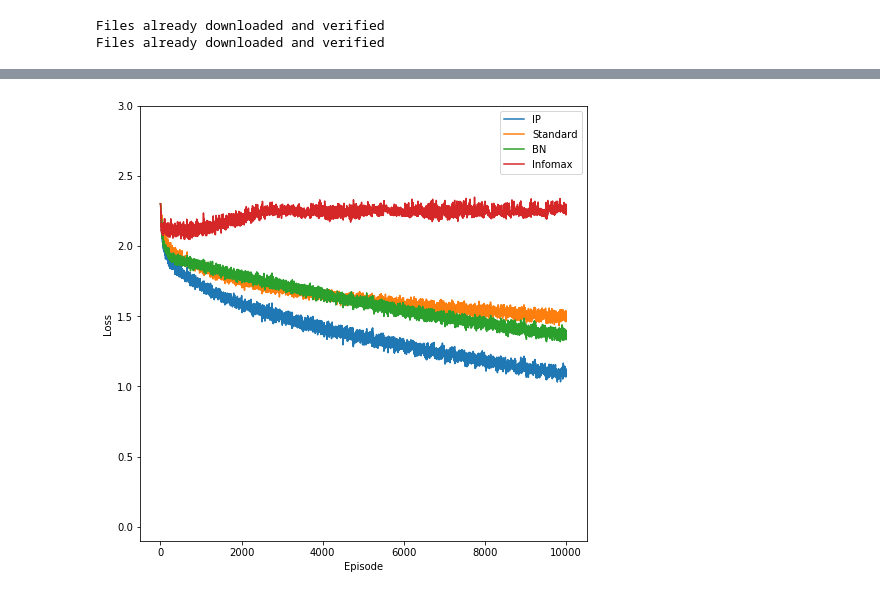
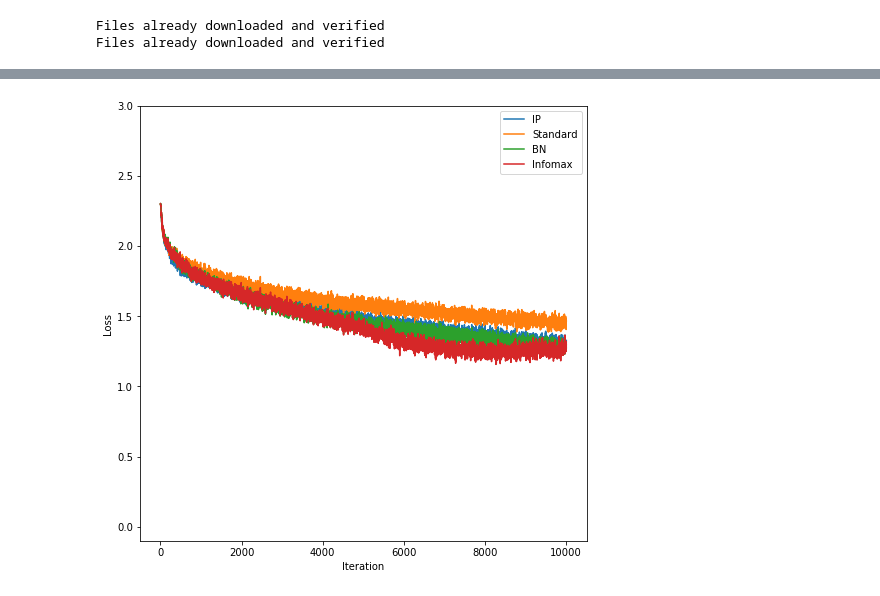
Before and after one commit to Shawfest/ip, a Jupyter notebook: compare-ip-params.ipynb, the cells around one changed output, grey strips where cells are left out. Drawn from its saved outputs; the diff is of its cells as text; code cells hidden in the pictures.

```diff
--- a/compare-ip-params.ipynb
+++ b/compare-ip-params.ipynb
@@ -476,7 +454,7 @@ def run_mnist_experiment(int_lr, syn_lr, epochs, test_runs):
     plt.plot(standard_losses[0], standard_losses[1], label="Standard")
     plt.plot(bn_losses[0], bn_losses[1], label="BN")
     plt.plot(og_losses[0], og_losses[1], label="Infomax")
-    plt.xlabel("Episode")
+    plt.xlabel("Iteration")
     plt.ylabel("Loss")
     plt.legend()
     plt.show()
@@ -572,7 +550,7 @@ def run_cifar_experiment(int_lr, syn_lr, epochs, test_runs):
     plt.plot(standard_losses[0], standard_losses[1], label="Standard")
     plt.plot(bn_losses[0], bn_losses[1], label="BN")
     plt.plot(og_losses[0], og_losses[1], label="Infomax")
-    plt.xlabel("Episode")
+    plt.xlabel("Iteration")
     plt.ylabel("Loss")
     plt.legend()
     plt.show()
@@ -659,9 +637,9 @@ device = torch.device("cuda:0" if torch.cuda.is_available() else "cpu")
 LAYERSIZE = 150
 epochs = 40
 
-test_runs = 15
+test_runs = 10
 
-int_lr = 0.03
+int_lr = 0.0001
 syn_lr = 0.001
 
 run_cifar_experiment(int_lr, syn_lr, epochs, test_runs)
@@ -685,2 +663,2 @@ Training IP Net. Run 1
 Finished training!
-[figure, old version]
+[figure, new version]
```
Also changed, not shown: parts of 3 cells of this notebook, 11 other files.
